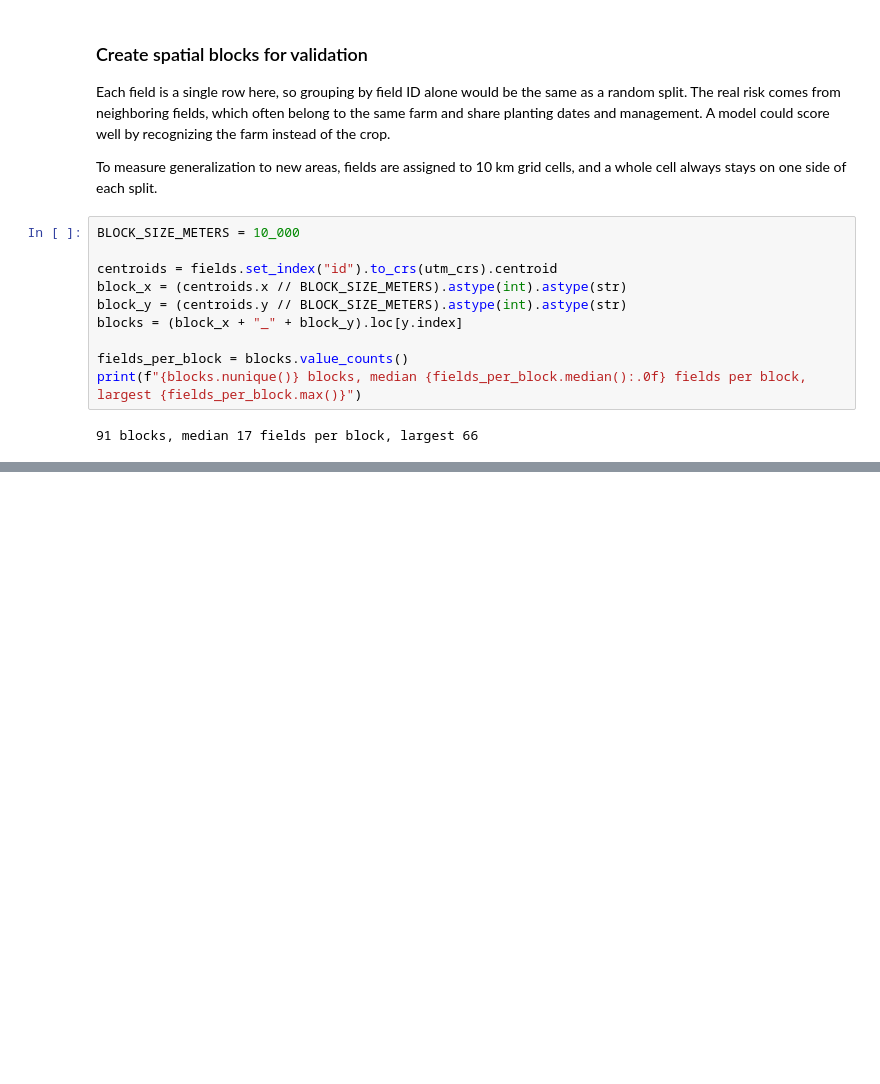
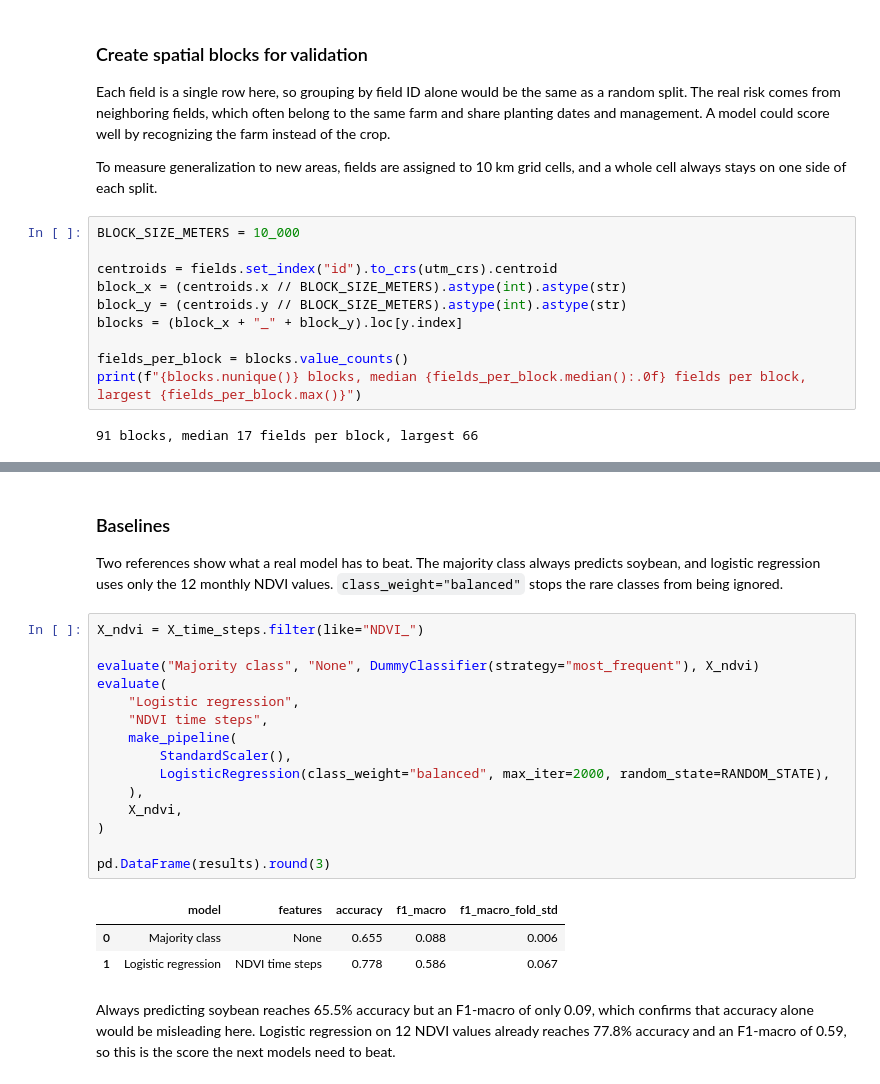
Before and after one commit to lucasmd30/crop-classification-sentinel2, a Jupyter notebook: crop_classification.ipynb, the cells around one changed output, grey strips where cells are left out. Drawn from its saved outputs; the diff is of its cells as text; blank space fills up the shorter version.

Commit message:
Add NDVI logistic regression baseline with grouped cross-validation

```diff
--- a/crop_classification.ipynb
+++ b/crop_classification.ipynb
@@ -474,0 +532,25 @@ print(f"{blocks.nunique()} blocks, median {fields_per_block.median():.0f} fields
+# %% [markdown]
+### Baselines
+
+Two references show what a real model has to beat. The majority class always predicts soybean, and logistic regression uses only the 12 monthly NDVI values. `class_weight="balanced"` stops the rare classes from being ignored.
+# %%
+X_ndvi = X_time_steps.filter(like="NDVI_")
+
+evaluate("Majority class", "None", DummyClassifier(strategy="most_frequent"), X_ndvi)
+evaluate(
+    "Logistic regression",
+    "NDVI time steps",
+    make_pipeline(
+        StandardScaler(),
+        LogisticRegression(class_weight="balanced", max_iter=2000, random_state=RANDOM_STATE),
+    ),
+    X_ndvi,
+)
+
+pd.DataFrame(results).round(3)
+# %% [output]
+|  | model | features | accuracy | f1_macro | f1_macro_fold_std |
+| 0 | Majority class | None | 0.655 | 0.088 | 0.006 |
+| 1 | Logistic regression | NDVI time steps | 0.778 | 0.586 | 0.067 |
+# %% [markdown]
+Always predicting soybean reaches 65.5% accuracy but an F1-macro of only 0.09, which confirms that accuracy alone would be misleading here. Logistic regression on 12 NDVI values already reaches 77.8% accuracy and an F1-macro of 0.59, so this is the score the next models need to beat.
```
Also changed, not shown: parts of 2 cells of this notebook.
